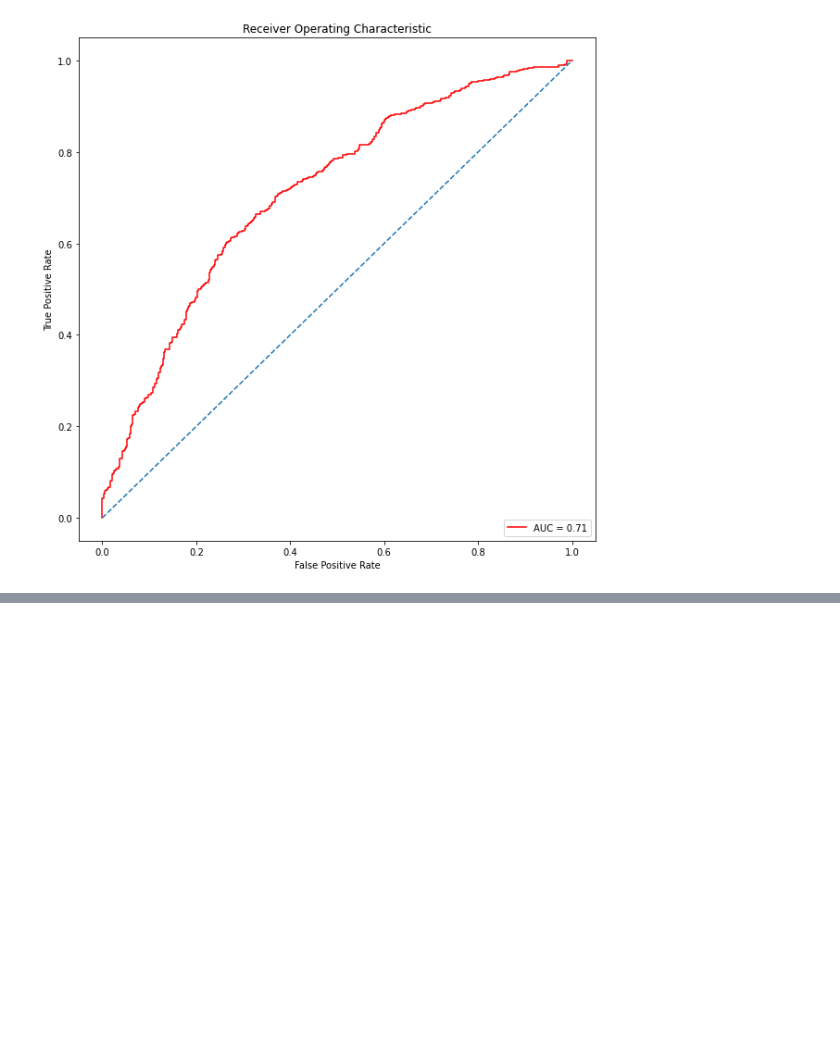
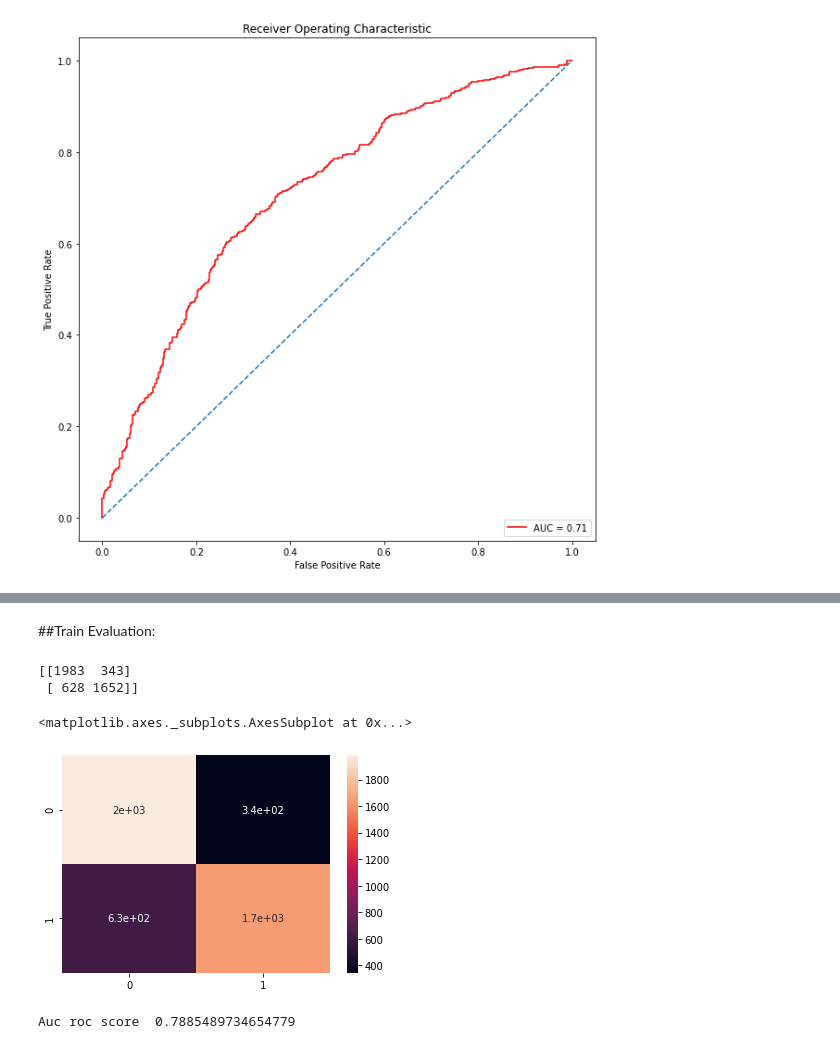
Before and after one commit to humant01/Cardiovascular-Risk-Prediction, a Jupyter notebook: Cardiovascular_Risk_Prediction.ipynb, the cells around one changed output, grey strips where cells are left out. Drawn from its saved outputs; the diff is of its cells as text; code cells hidden in the pictures; blank space fills up the shorter version.

```diff
--- a/Cardiovascular_Risk_Prediction.ipynb
+++ b/Cardiovascular_Risk_Prediction.ipynb
@@ -1548,0 +1560,6 @@ Here above we can see the precision and recall score and we got the Test accurac
+# %%
+# create an instance
+svc=SVC()
+# %%
+# fit the model to train set with all default parametres
+svc.fit(X_train, y_train)
@@ -1548,0 +1588,28 @@ Here above we can see the precision and recall score and we got the Test accurac
+# %%
+# Get the predicted classes
+train_class_preds = svc.predict(X_train)
+test_class_preds = svc.predict(X_test)
+# %% [markdown]
+##Train Evaluation:
+# %%
+# Get the confusion matrix for train
+
+labels = ['Not Risk', 'Risk']
+cm = confusion_matrix(y_train, train_class_preds)
+print(cm)
+
+ax= plt.subplot()
+sns.heatmap(cm, annot=True, ax = ax)
+# %% [output]
+[[1983  343]
+ [ 628 1652]]
+<matplotlib.axes._subplots.AxesSubplot at 0x...>
+[figure, added]
+# %%
+# train
+from sklearn.metrics import roc_curve, auc
+false_positive_rate, true_positive_rate, thresholds = roc_curve(y_train, train_class_preds)
+roc_auc = auc(false_positive_rate, true_positive_rate)
+print("Auc roc score ", roc_auc)
+# %% [output]
+Auc roc score  0.7885489734654779
```
Also changed, not shown: parts of 49 cells of this notebook.
